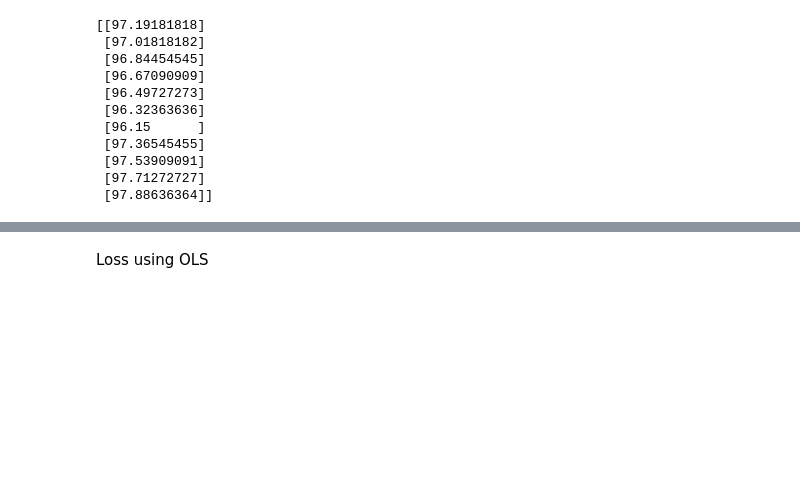
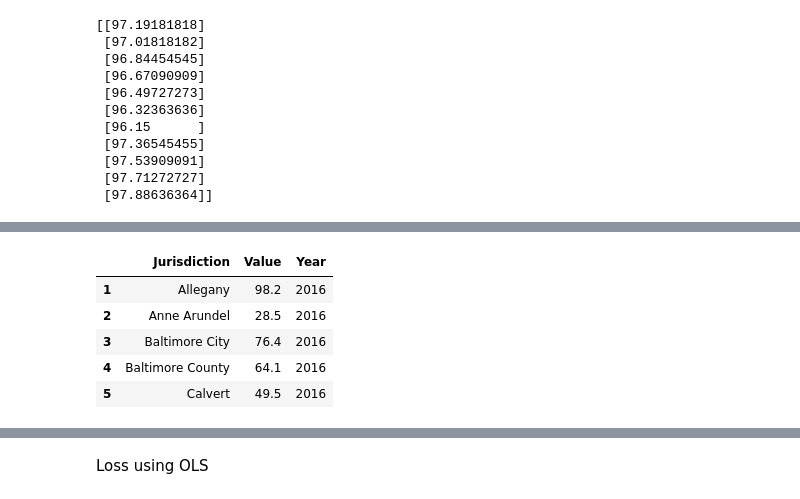
Before and after one commit to mgammi/Personal-Projects, a Jupyter notebook: MachineLearning/Health.ipynb, the cells around one changed output, grey strips where cells are left out. Cells and saved outputs as stored; diff of their text form; code cells hidden in the pictures; blank space fills up the shorter version.

```diff
--- a/MachineLearning/Health.ipynb
+++ b/MachineLearning/Health.ipynb
@@ -203,0 +182,10 @@ table2.head()
+# %%
+table2 = table2.drop(table2[table2['Jurisdiction'] == 'State'].index)
+table2.head()
+# %% [output]
+|  | Jurisdiction | Value | Year |
+| 1 | Allegany | 98.2 | 2016 |
+| 2 | Anne Arundel | 28.5 | 2016 |
+| 3 | Baltimore City | 76.4 | 2016 |
+| 4 | Baltimore County | 64.1 | 2016 |
+| 5 | Calvert | 49.5 | 2016 |
```
Also changed, not shown: parts of 23 cells of this notebook, 1 other file.
